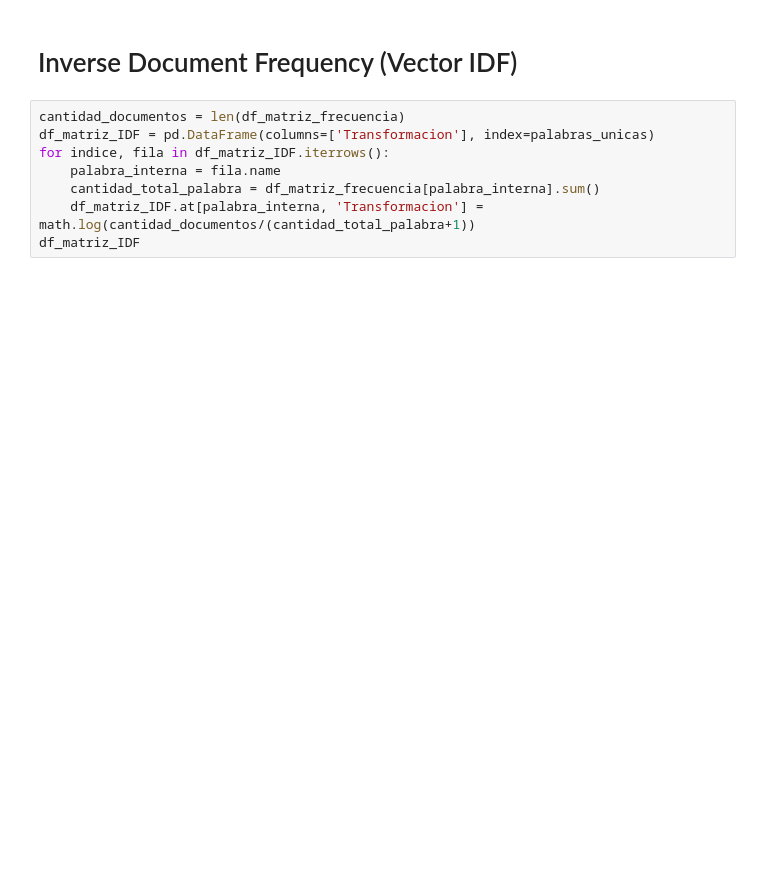
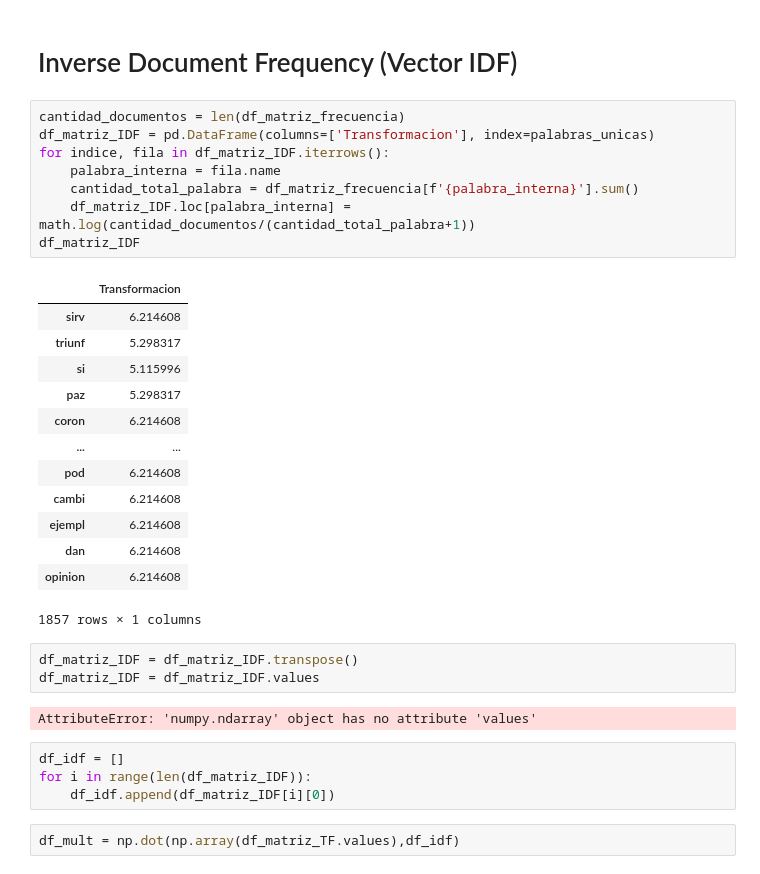
Before and after one commit to devBorisG/Estadistica-III, a Jupyter notebook: Tarea 4/Categorias.ipynb, the cells around one changed output. Drawn from its saved outputs; the diff is of its cells as text; blank space fills up the shorter version.

```diff
--- a/Tarea 4/Categorias.ipynb
+++ b/Tarea 4/Categorias.ipynb
@@ -256,8 +358,33 @@ df_matriz_TF
 # %%
 cantidad_documentos = len(df_matriz_frecuencia)
 df_matriz_IDF = pd.DataFrame(columns=['Transformacion'], index=palabras_unicas)
 for indice, fila in df_matriz_IDF.iterrows():
     palabra_interna = fila.name
-    cantidad_total_palabra = df_matriz_frecuencia[palabra_interna].sum()
-    df_matriz_IDF.at[palabra_interna, 'Transformacion'] = math.log(cantidad_documentos/(cantidad_total_palabra+1))
+    cantidad_total_palabra = df_matriz_frecuencia[f'{palabra_interna}'].sum()
+    df_matriz_IDF.loc[palabra_interna] = math.log(cantidad_documentos/(cantidad_total_palabra+1))
 df_matriz_IDF
+# %% [output]
+|  | Transformacion |
+| sirv | 6.214608 |
+| triunf | 5.298317 |
+| si | 5.115996 |
+| paz | 5.298317 |
+| coron | 6.214608 |
+| ... | ... |
+| pod | 6.214608 |
+| cambi | 6.214608 |
+| ejempl | 6.214608 |
+| dan | 6.214608 |
+| opinion | 6.214608 |
+1857 rows × 1 columns
+# %%
+df_matriz_IDF = df_matriz_IDF.transpose()
+df_matriz_IDF = df_matriz_IDF.values
+# %% [output]
+AttributeError: 'numpy.ndarray' object has no attribute 'values'
+# %%
+df_idf = []
+for i in range(len(df_matriz_IDF)):
+    df_idf.append(df_matriz_IDF[i][0])
+# %%
+df_mult = np.dot(np.array(df_matriz_TF.values),df_idf)
```
Also changed, not shown: parts of 11 cells of this notebook.
